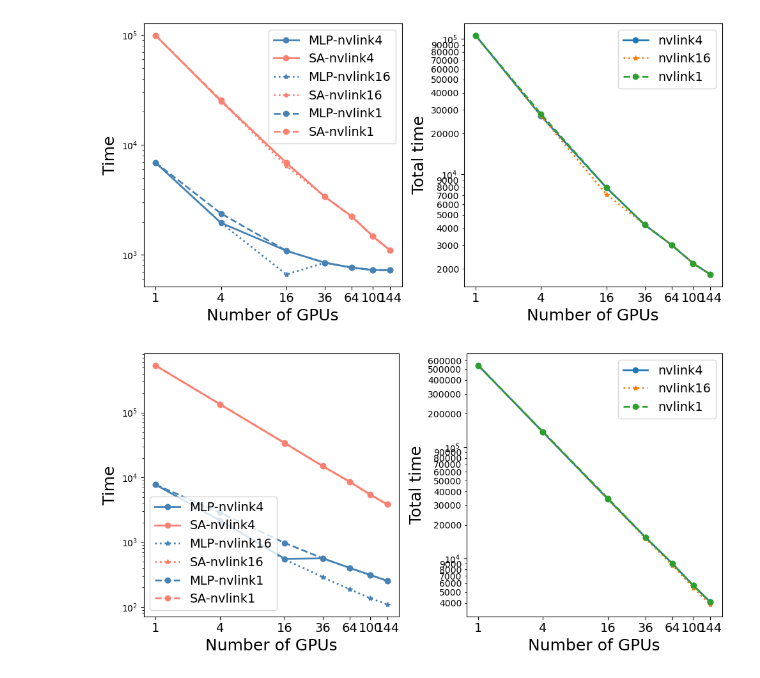
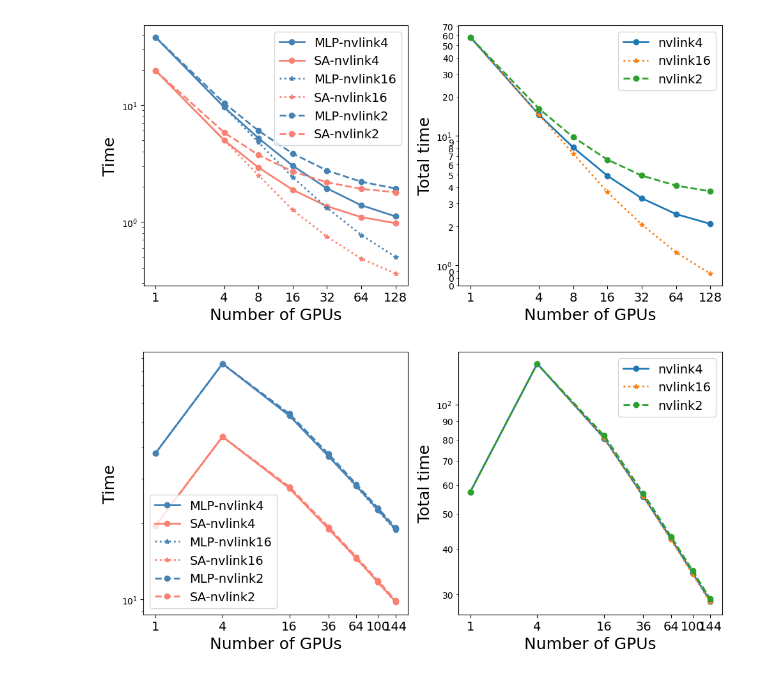
Before and after one commit to ShashankSubramanian/transformer-perf-estimates, a Jupyter notebook: transformers.ipynb, the cells around one changed output. Cells and saved outputs as stored; diff of their text form; code cells hidden in the pictures.

Commit message:
changes to time model, fused ops for seqp, exec1d finished

```diff
--- a/transformers.ipynb
+++ b/transformers.ipynb
@@ -12,11 +12,12 @@ from modules import *
 import json
 # %%
 gpt2 = {'l': 1024, 'e': 1600, 'h': 32, 'depth': 48}
-gpt3 = {'l': 2048, 'e': 12288, 'h': 256, 'depth': 96}
-gpt3_lowdepth = {'l': 2048, 'e': 12288, 'h': 256, 'depth': 96 // 8}
+gpt3 = {'l': 2048, 'e': 12288, 'h': 96, 'depth': 96}
+gpt3_1T = {'l': 2048, 'e': 25600, 'h': 160, 'depth': 180}
+gpt3_lowdepth = {'l': 2048, 'e': 12288, 'h': 96, 'depth': 96 // 8}
 vit_era5 = {'l': 64800, 'e': 5120, 'h': 256, 'depth': 24}
 ### model
-model = vit_era5#gpt3
+model = gpt3_1T
 b = 1
 l = model['l']
 e = model['e']
@@ -48,11 +49,12 @@ def print_df(df_mlp, df_sa):
            df_sa['weights_mem'].sum() * f1 + df_sa['weights_grad_mem'].sum() * f2 + df_sa['activation_buffer'].sum()) * depth
     print('mem consumed = {}'.format(mem))
 # %%
-m1 = 1
-system['nvlink_size'] = 1
-t1 = 'nvlink' if m1 <= system['nvlink_size'] else 'ib'
-df_mlp = mlp_1d(b, l, e, f, depth, parallelism={'m': m1}, topology={'t': t1})
-df_sa = sa_1d(b, l, e, h, depth, parallelism={'m': m1}, topology={'t': t1}, flash_attention=True)
+m1 = 4
+system['nvlink_size'] = 4
+b = 1
+t1 = m1 if m1 <= system['nvlink_size'] else system['nvlink_size']
+df_mlp = mlp_1d(b, l, e, f, parallelism={'m': m1}, topology={'t': t1}, system=system)
+df_sa = sa_1d(b, l, e, h, parallelism={'m': m1}, topology={'t': t1}, flash_attention=True, system=system)
 print_df(df_mlp, df_sa)
 # %% [output]
 |  | name | weights_mem | weights_grad_mem | flops_fwd | activation_buffer | comm_fwd | comm_fwd_type | ... |
@@ -96,10 +98,10 @@ mem consumed = 440.9131008
 # %%
-m1 = 1
-m2 = 1
-t2 = 'nvlink'
-t1 = 'ib'
-df_mlp = mlp_2d(b, l, e, f, depth, parallelism={'m1': m1, 'm2': m2}, topology={'t1': t1, 't2': t2})
-df_sa = sa_2d_seqp(b, l, e, h, depth, parallelism={'m1': m1, 'm2': m2}, topology={'t1': t1, 't2': t2})
+m1 = 2
+m2 = 2
+t2 = 2
+t1 = 2
+df_mlp = mlp_2d(b, l, e, f, parallelism={'m1': m1, 'm2': m2}, topology={'t1': t1, 't2': t2}, system=system)
+df_sa = sa_2d_seqp(b, l, e, h, parallelism={'m1': m1, 'm2': m2}, topology={'t1': t1, 't2': t2}, flash_attention=True, system=system)
 print_df(df_mlp, df_sa)
 # %% [output]
 |  | name | weights_mem | weights_grad_mem | flops_fwd | activation_buffer | comm_fwd | comm_fwd_type | ... |
@@ -151,10 +150,10 @@ def plot(n_gpus, system, axs, lgnd=['MLP', 'SA'], lgnd_tot=['nvlink1'], lfmt="-"
 
     for n in n_gpus:
         m1 = n
-        t1 = 'nvlink' if n <= system['nvlink_size'] else 'ib'
+        t1 = m1 if m1 <= system['nvlink_size'] else system['nvlink_size']
 
-        df_mlp = mlp_1d(b, l, e, f, depth, parallelism={'m': m1}, topology={'t': t1})
-        df_sa = sa_1d(b, l, e, h, depth, parallelism={'m': m1}, topology={'t': t1}, flash_attention=True)
+        df_mlp = mlp_1d(b, l, e, f, parallelism={'m': m1}, topology={'t': t1}, system=system)
+        df_sa = sa_1d(b, l, e, h, parallelism={'m': m1}, topology={'t': t1}, flash_attention=True, system=system)
 
         t_mlp_ = (df_mlp['t_fwd'].sum() + df_mlp['t_bwd'].sum()) * depth
         t_sa_ = (df_sa['t_fwd'].sum() + df_sa['t_bwd'].sum()) * depth
@@ -187,30 +186,31 @@ def plot(n_gpus, system, axs, lgnd=['MLP', 'SA'], lgnd_tot=['nvlink1'], lfmt="-"
 # %%
 # Sweeps
 ### model parallelism
-n_gpus = [1, 4, 16, 36, 64, 100, 144]
+n_gpus = [1, 4, 8, 16, 32, 64, 128]
 with open('config.json', 'r') as file:
     system = json.load(file)
 fig, axs = plt.subplots(1,2,figsize=(10,5), tight_layout=True)
 c1 = 'steelblue'
 c2 = 'salmon'
 fsz = 18
 
 nvs = 4
 system['nvlink_size'] = nvs
 lgnd = ["MLP-nvlink{}".format(nvs), "SA-nvlink{}".format(nvs)]
 lgnd_tot = ["nvlink{}".format(nvs)]
 plot(n_gpus, system, axs, lgnd=lgnd, lgnd_tot=lgnd_tot, lfmt="o-")
 nvs = 16
 system['nvlink_size'] = nvs
 lgnd += ["MLP-nvlink{}".format(nvs), "SA-nvlink{}".format(nvs)]
 lgnd_tot += ["nvlink{}".format(nvs)]
 plot(n_gpus, system, axs, lgnd=lgnd, lgnd_tot=lgnd_tot, lfmt="*:")
-system['nvlink_size'] = 1
-lgnd += ["MLP-nvlink1", "SA-nvlink1"]
-lgnd_tot += ["nvlink1"]
+nvs = 2
+system['nvlink_size'] = nvs
+lgnd += ["MLP-nvlink{}".format(nvs), "SA-nvlink{}".format(nvs)]
+lgnd_tot += ["nvlink{}".format(nvs)]
 plot(n_gpus, system, axs, lgnd=lgnd, lgnd_tot=lgnd_tot, lfmt="o--")
 # %% [output]
-[figure, old version]
+[figure, new version]
 # %%
 def set_gpus(n, nvs):
     parallelism = {}
@@ -293,9 +290,10 @@ system['nvlink_size'] = nvs
 lgnd += ["MLP-nvlink{}".format(nvs), "SA-nvlink{}".format(nvs)]
 lgnd_tot += ["nvlink{}".format(nvs)]
 plot_2d(n_gpus, system, axs, lgnd=lgnd, lgnd_tot=lgnd_tot, lfmt="*:")
-system['nvlink_size'] = 1
-lgnd += ["MLP-nvlink1", "SA-nvlink1"]
-lgnd_tot += ["nvlink1"]
+nvs = 2
+system['nvlink_size'] = nvs
+lgnd += ["MLP-nvlink{}".format(nvs), "SA-nvlink{}".format(nvs)]
+lgnd_tot += ["nvlink{}".format(nvs)]
 plot_2d(n_gpus, system, axs, lgnd=lgnd, lgnd_tot=lgnd_tot, lfmt="o--")
 # %% [output]
-[figure, old version]
+[figure, new version]
```
Also changed, not shown: parts of 4 cells of this notebook, 6 other files.
